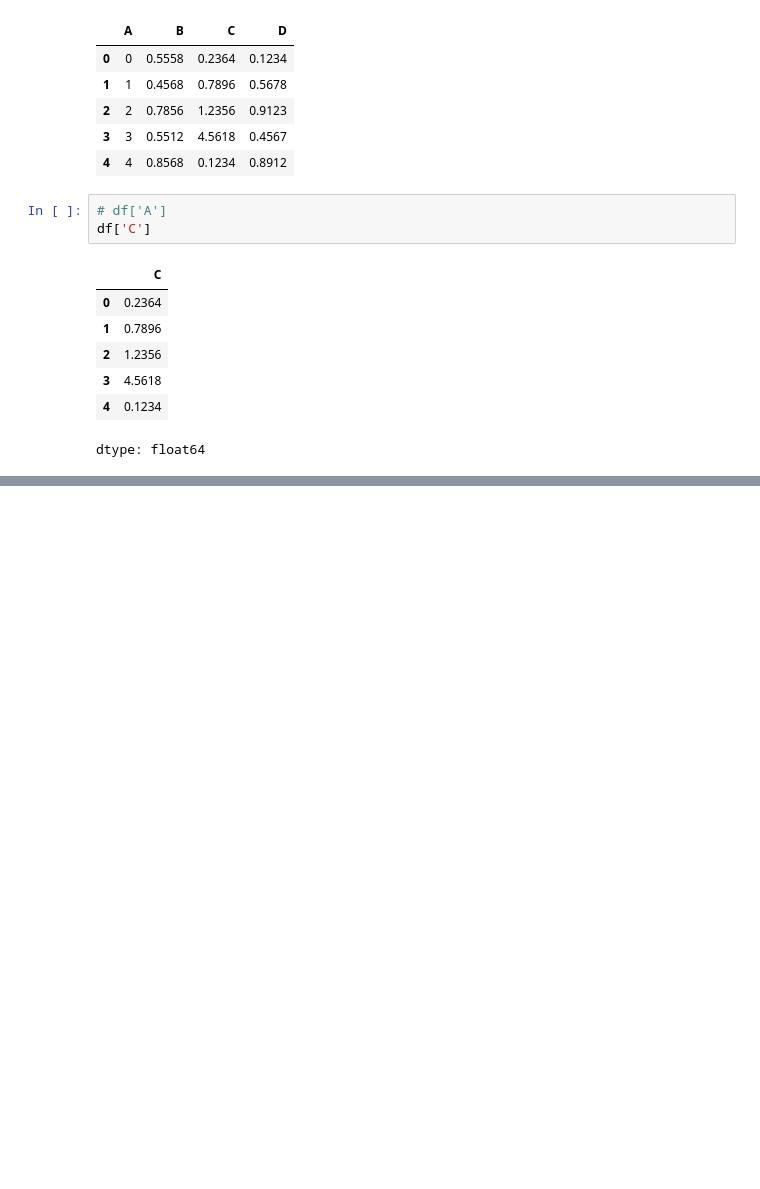
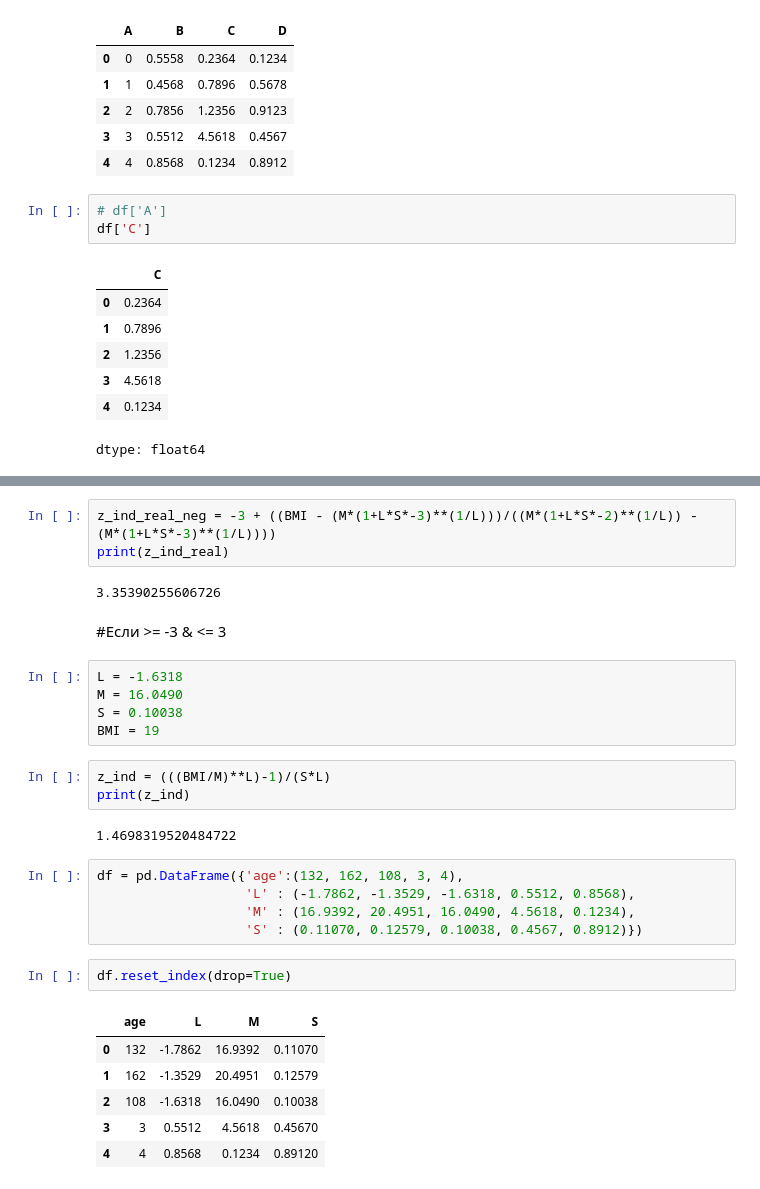
Before and after one commit to MaximTislenko/Acspect_patronum, a Jupyter notebook: Добро_пожаловать_VOZ.ipynb, the cells around one changed output, grey strips where cells are left out. Cells and saved outputs as stored; diff of their text form; blank space fills up the shorter version.

```diff
--- a/Добро_пожаловать_VOZ.ipynb
+++ b/Добро_пожаловать_VOZ.ipynb
@@ -39,0 +91,31 @@ af.at ()
+# %%
+z_ind_real_neg = -3 + ((BMI - (M*(1+L*S*-3)**(1/L)))/((M*(1+L*S*-2)**(1/L)) - (M*(1+L*S*-3)**(1/L))))
+print(z_ind_real)
+# %% [output]
+3.35390255606726
+# %% [markdown]
+#Если >= -3  &  <= 3
+# %%
+L = -1.6318
+M = 16.0490
+S = 0.10038
+BMI = 19
+# %%
+z_ind = (((BMI/M)**L)-1)/(S*L)
+print(z_ind)
+# %% [output]
+1.4698319520484722
+# %%
+df = pd.DataFrame({'age':(132, 162, 108, 3, 4),
+                   'L' : (-1.7862, -1.3529, -1.6318, 0.5512, 0.8568),
+                   'M' : (16.9392, 20.4951, 16.0490, 4.5618, 0.1234),
+                   'S' : (0.11070, 0.12579, 0.10038, 0.4567, 0.8912)})
+# %%
+df.reset_index(drop=True)
+# %% [output]
+|  | age | L | M | S |
+| 0 | 132 | -1.7862 | 16.9392 | 0.11070 |
+| 1 | 162 | -1.3529 | 20.4951 | 0.12579 |
+| 2 | 108 | -1.6318 | 16.0490 | 0.10038 |
+| 3 | 3 | 0.5512 | 4.5618 | 0.45670 |
+| 4 | 4 | 0.8568 | 0.1234 | 0.89120 |
```
Also changed, not shown: parts of 29 cells of this notebook.
